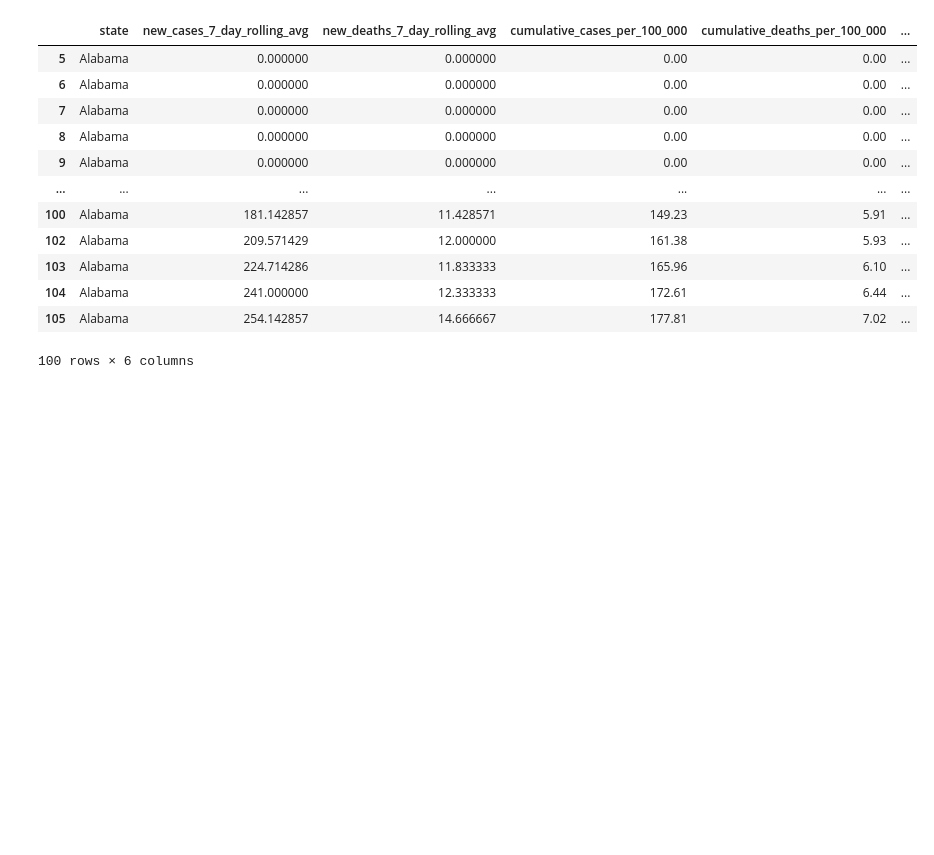
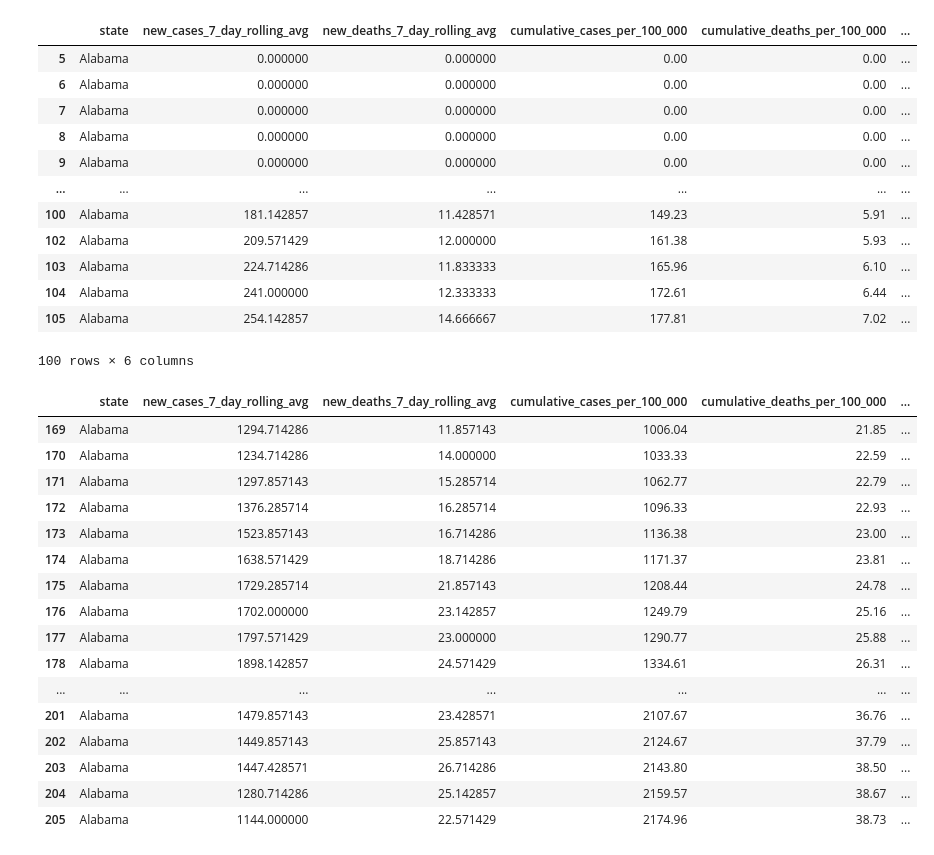
Before and after one commit to Eric-MK/ML_class_lessons, a Jupyter notebook: task3.ipynb, the cells around one changed output. Drawn from its saved outputs; the diff is of its cells as text; code cells hidden in the pictures; blank space fills up the shorter version.

Commit message:
more analysis to understand the states predicted

```diff
--- a/task3.ipynb
+++ b/task3.ipynb
@@ -345,3 +363,23 @@ See the caveats in the documentation: https://pandas.pydata.org/pandas-docs/stab
 | 104 | Alabama | 241.000000 | 12.333333 | 172.61 | 6.44 | ... |
 | 105 | Alabama | 254.142857 | 14.666667 | 177.81 | 7.02 | ... |
 100 rows × 6 columns
+# %%
+alabama[alabama['states-pred'] == 1]
+# %% [output]
+|  | state | new_cases_7_day_rolling_avg | new_deaths_7_day_rolling_avg | cumulative_cases_per_100_000 | cumulative_deaths_per_100_000 | ... |
+| 169 | Alabama | 1294.714286 | 11.857143 | 1006.04 | 21.85 | ... |
+| 170 | Alabama | 1234.714286 | 14.000000 | 1033.33 | 22.59 | ... |
+| 171 | Alabama | 1297.857143 | 15.285714 | 1062.77 | 22.79 | ... |
+| 172 | Alabama | 1376.285714 | 16.285714 | 1096.33 | 22.93 | ... |
+| 173 | Alabama | 1523.857143 | 16.714286 | 1136.38 | 23.00 | ... |
+| 174 | Alabama | 1638.571429 | 18.714286 | 1171.37 | 23.81 | ... |
+| 175 | Alabama | 1729.285714 | 21.857143 | 1208.44 | 24.78 | ... |
+| 176 | Alabama | 1702.000000 | 23.142857 | 1249.79 | 25.16 | ... |
+| 177 | Alabama | 1797.571429 | 23.000000 | 1290.77 | 25.88 | ... |
+| 178 | Alabama | 1898.142857 | 24.571429 | 1334.61 | 26.31 | ... |
+| ... | ... | ... | ... | ... | ... | ... |
+| 201 | Alabama | 1479.857143 | 23.428571 | 2107.67 | 36.76 | ... |
+| 202 | Alabama | 1449.857143 | 25.857143 | 2124.67 | 37.79 | ... |
+| 203 | Alabama | 1447.428571 | 26.714286 | 2143.80 | 38.50 | ... |
+| 204 | Alabama | 1280.714286 | 25.142857 | 2159.57 | 38.67 | ... |
+| 205 | Alabama | 1144.000000 | 22.571429 | 2174.96 | 38.73 | ... |
```
Also changed, not shown: parts of 4 cells of this notebook, 1 other file.
